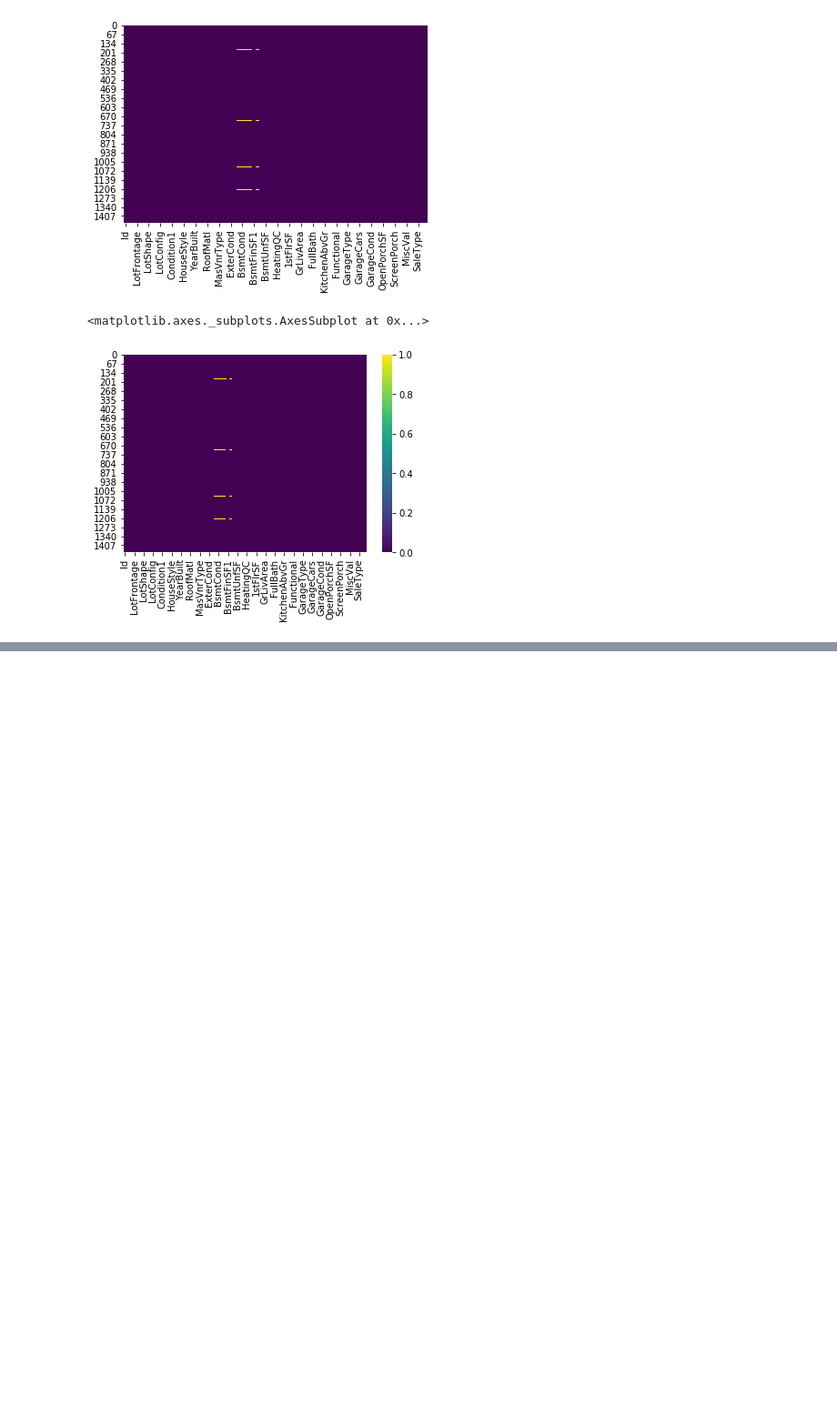
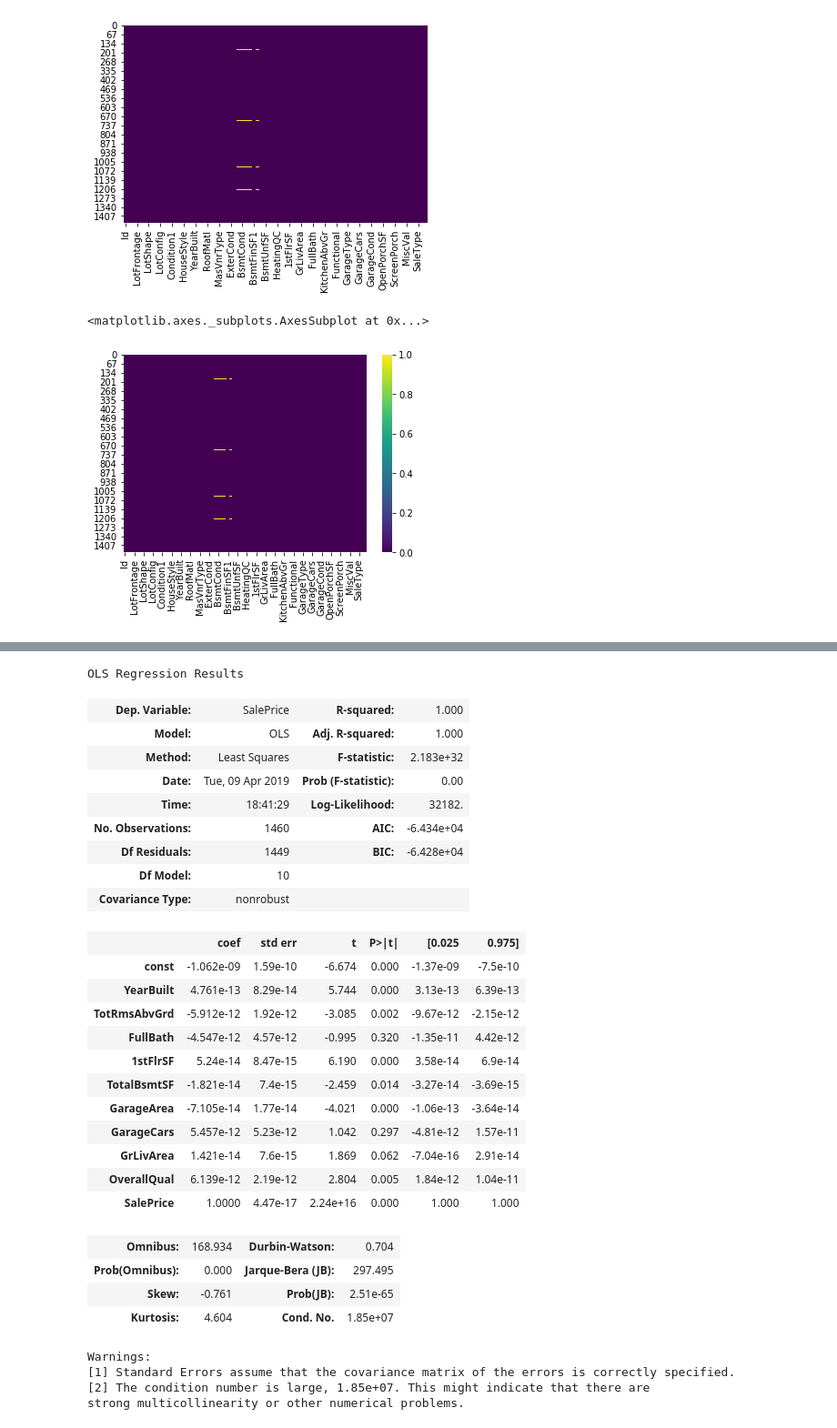
Before and after one commit to EceDolen/Bootcamp_-Bolum_6, a Jupyter notebook: Regresyon_Odev_2.ipynb, the cells around one changed output, grey strips where cells are left out. Shown at 91% size. Saved outputs shown, nothing was run; the diff lists cells and outputs as text; code cells hidden in the pictures; blank space fills up the shorter version.

```diff
--- a/Regresyon_Odev_2.ipynb
+++ b/Regresyon_Odev_2.ipynb
@@ -293,0 +332,5 @@ sns.heatmap(house_Prices_droppped.isnull(), cmap = 'viridis')
+# %%
+Y = house_Prices_droppped['SalePrice']
+
+X = house_Prices_droppped[['YearBuilt', 'TotRmsAbvGrd', 'FullBath' , '1stFlrSF', 'TotalBsmtSF',
+            'GarageArea', 'GarageCars', 'GrLivArea', 'OverallQual', 'SalePrice']]
@@ -293,0 +353,37 @@ sns.heatmap(house_Prices_droppped.isnull(), cmap = 'viridis')
+# %%
+import statsmodels.api as sm
+
+X = sm.add_constant(X)
+results = sm.OLS(Y, X).fit()
+results.summary()
+# %% [output]
+OLS Regression Results
+| Dep. Variable: | SalePrice | R-squared: | 1.000 |
+| Model: | OLS | Adj. R-squared: | 1.000 |
+| Method: | Least Squares | F-statistic: | 2.183e+32 |
+| Date: | Tue, 09 Apr 2019 | Prob (F-statistic): | 0.00 |
+| Time: | 18:41:29 | Log-Likelihood: | 32182. |
+| No. Observations: | 1460 | AIC: | -6.434e+04 |
+| Df Residuals: | 1449 | BIC: | -6.428e+04 |
+| Df Model: | 10 |  |  |
+| Covariance Type: | nonrobust |  |  |
+|  | coef | std err | t | P>|t| | [0.025 | 0.975] |
+| const | -1.062e-09 | 1.59e-10 | -6.674 | 0.000 | -1.37e-09 | -7.5e-10 |
+| YearBuilt | 4.761e-13 | 8.29e-14 | 5.744 | 0.000 | 3.13e-13 | 6.39e-13 |
+| TotRmsAbvGrd | -5.912e-12 | 1.92e-12 | -3.085 | 0.002 | -9.67e-12 | -2.15e-12 |
+| FullBath | -4.547e-12 | 4.57e-12 | -0.995 | 0.320 | -1.35e-11 | 4.42e-12 |
+| 1stFlrSF | 5.24e-14 | 8.47e-15 | 6.190 | 0.000 | 3.58e-14 | 6.9e-14 |
+| TotalBsmtSF | -1.821e-14 | 7.4e-15 | -2.459 | 0.014 | -3.27e-14 | -3.69e-15 |
+| GarageArea | -7.105e-14 | 1.77e-14 | -4.021 | 0.000 | -1.06e-13 | -3.64e-14 |
+| GarageCars | 5.457e-12 | 5.23e-12 | 1.042 | 0.297 | -4.81e-12 | 1.57e-11 |
+| GrLivArea | 1.421e-14 | 7.6e-15 | 1.869 | 0.062 | -7.04e-16 | 2.91e-14 |
+| OverallQual | 6.139e-12 | 2.19e-12 | 2.804 | 0.005 | 1.84e-12 | 1.04e-11 |
+| SalePrice | 1.0000 | 4.47e-17 | 2.24e+16 | 0.000 | 1.000 | 1.000 |
+| Omnibus: | 168.934 | Durbin-Watson: | 0.704 |
+| Prob(Omnibus): | 0.000 | Jarque-Bera (JB): | 297.495 |
+| Skew: | -0.761 | Prob(JB): | 2.51e-65 |
+| Kurtosis: | 4.604 | Cond. No. | 1.85e+07 |
+Warnings:
+[1] Standard Errors assume that the covariance matrix of the errors is correctly specified.
+[2] The condition number is large, 1.85e+07. This might indicate that there are
+strong multicollinearity or other numerical problems.
```
Also changed, not shown: parts of 6 cells of this notebook.
